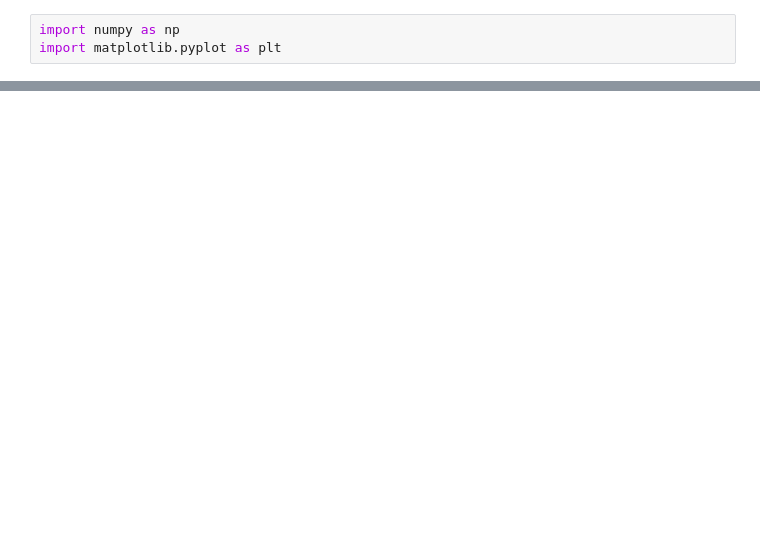
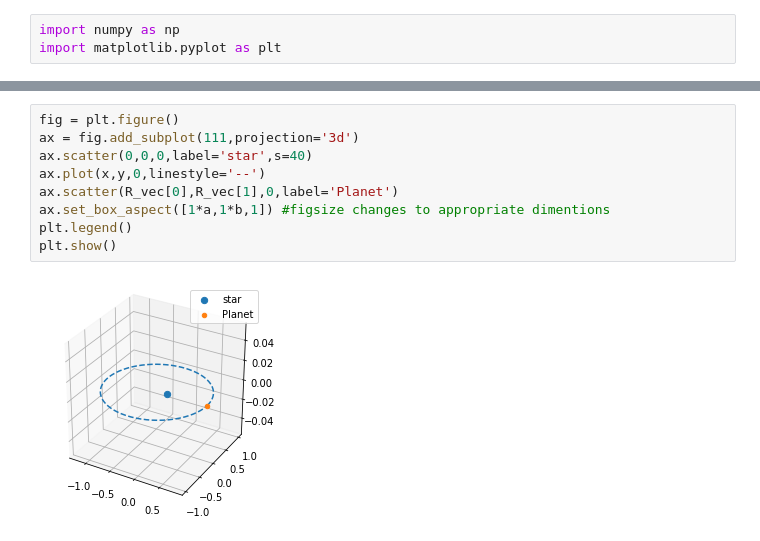
Before and after one commit to RhysAlfShaw/MSc_Project_Code, a Jupyter notebook: Creating_Planetary_System.ipynb, the cells around one changed output, grey strips where cells are left out. Drawn from its saved outputs; the diff is of its cells as text; blank space fills up the shorter version.

```diff
--- a/Creating_Planetary_System.ipynb
+++ b/Creating_Planetary_System.ipynb
@@ -42,0 +68,11 @@ print(e)
+# %%
+fig = plt.figure()
+ax = fig.add_subplot(111,projection='3d')
+ax.scatter(0,0,0,label='star',s=40)
+ax.plot(x,y,0,linestyle='--')
+ax.scatter(R_vec[0],R_vec[1],0,label='Planet')
+ax.set_box_aspect([1*a,1*b,1]) #figsize changes to appropriate dimentions
+plt.legend()
+plt.show()
+# %% [output]
+[figure, added]
```
Also changed, not shown: parts of 9 cells of this notebook.
